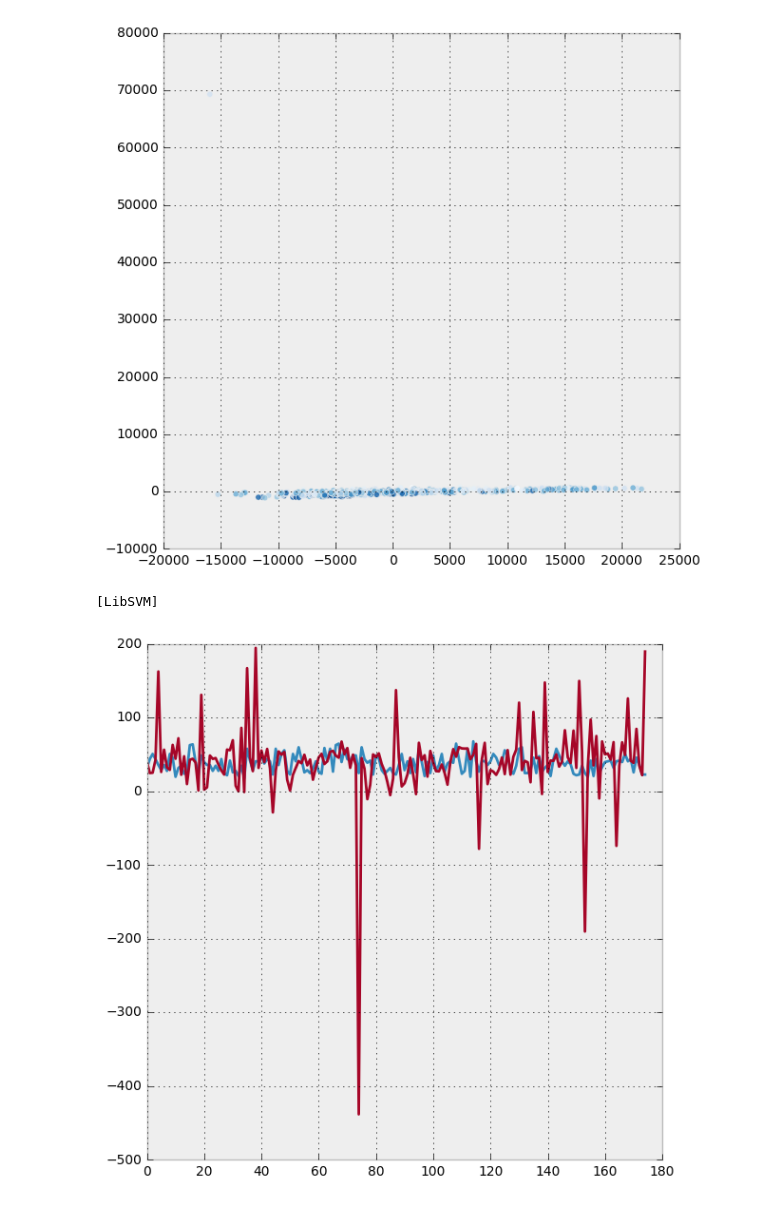
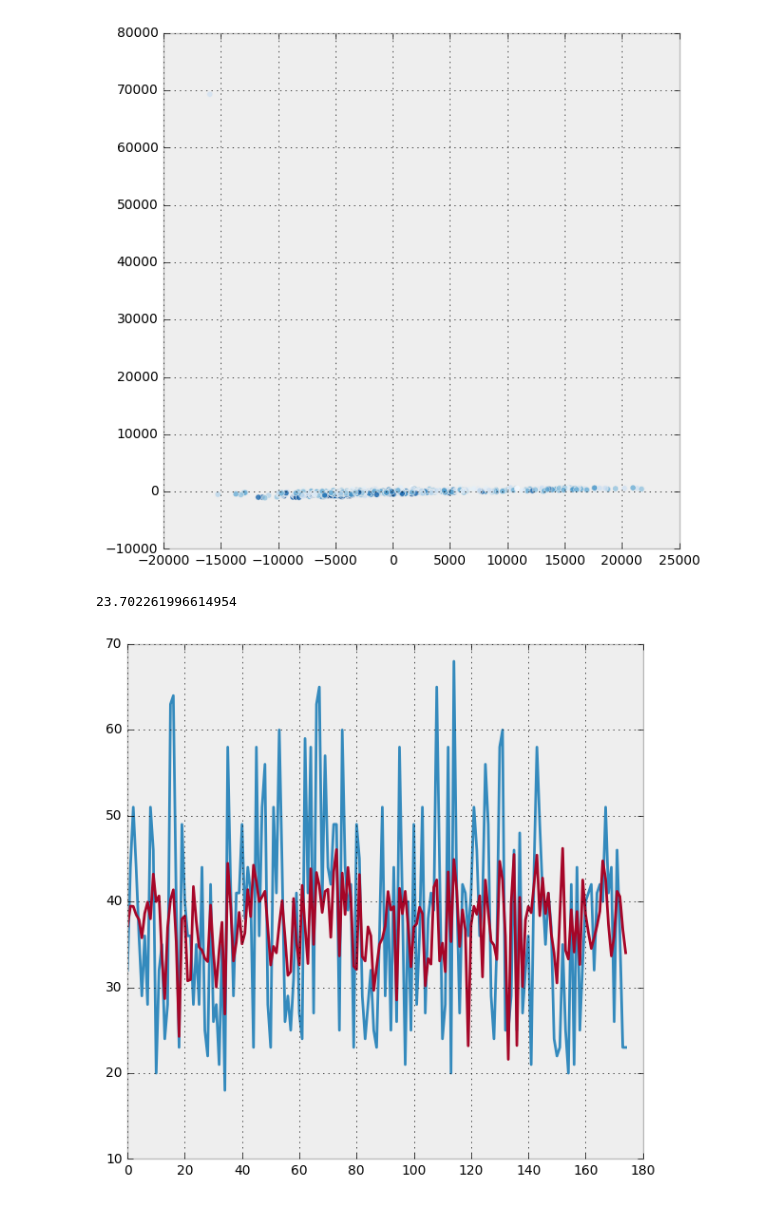
Before and after one commit to palanglois/rythmChallenge, a Jupyter notebook: hypnogram.ipynb, the cells around one changed output. Cells and saved outputs as stored; diff of their text form; code cells hidden in the pictures.

```diff
--- a/hypnogram.ipynb
+++ b/hypnogram.ipynb
@@ -121,16 +121,16 @@ plt.axis("auto")
 (-20000.0, 25000.0, -10000.0, 80000.0)
 [figure]
 # %%
-reg = SVR(kernel="linear")
-# reg = Ridge(random_state=42)
-reg.fit(X_train, y_train)
+# reg = SVC(kernel="linear")
+reg = ElasticNet(random_state=42)
+reg.fit(X_train, y_train//5)
 pred = reg.predict(X_test)
-score_function(y_test, pred)
+score_function(y_test, 5*pred)
 # %% [output]
-[LibSVM]
+23.702261996614954
 # %%
 plt.plot(y_test)
-plt.plot(pred)
+plt.plot(5*pred)
 plt.show()
 # %% [output]
-[figure, old version]
+[figure, new version]
```
Also changed, not shown: parts of 1 cell of this notebook, 9 other files.
